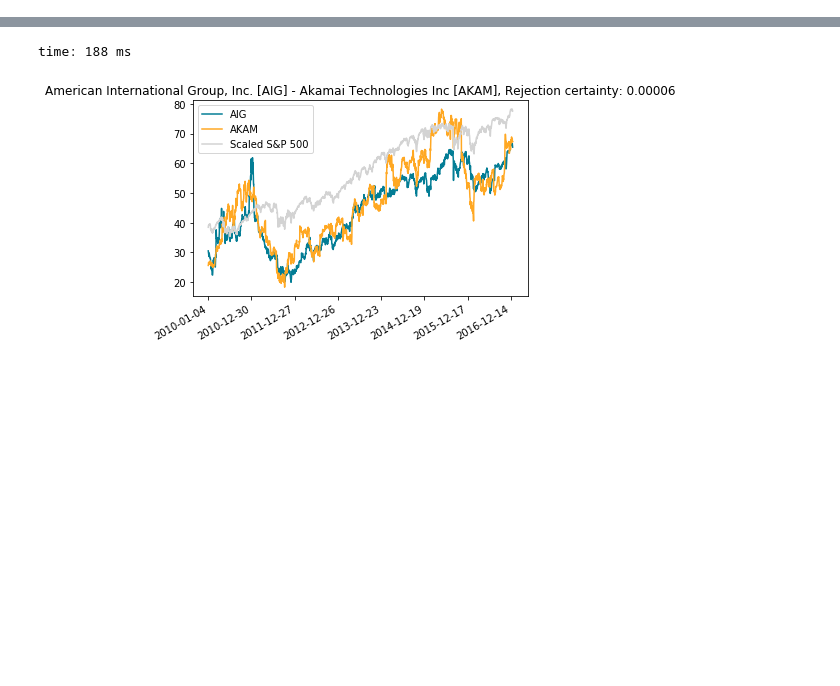
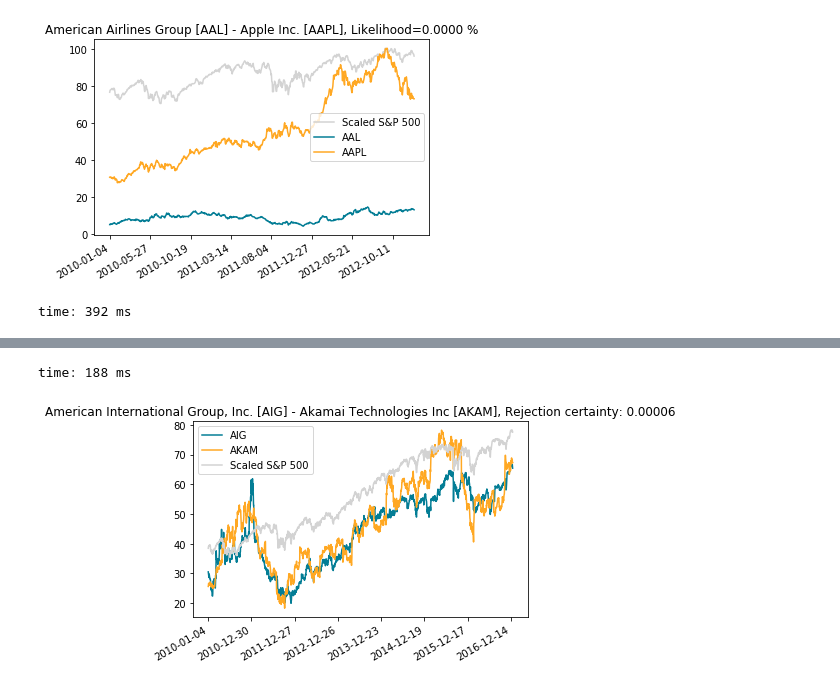
Before and after one commit to Chaoste/nlp-stocks, a Jupyter notebook: research/11.1-Granger-Caus.ipynb, the cells around one changed output, grey strips where cells are left out. Cells and saved outputs as stored; diff of their text form; code cells hidden in the pictures; blank space fills up the shorter version.

```diff
--- a/research/11.0-Apply-Statistics.ipynb
+++ b/research/11.1-Granger-Caus.ipynb
@@ -41,6 +36,6 @@ time: 23 s
 target_size = ds.get_prices('MSFT').shape[0]
 symbols = ds.get_all_prices().symbol.unique()
 symbols = [s for s in symbols if ds.get_prices(s).shape[0] == target_size]
-features = pd.DataFrame(0.0, index=symbols, columns=symbols)
+caus_values = pd.DataFrame(0.0, index=symbols, columns=symbols)
 prices = dict((sym, ds.get_prices(sym)) for sym in symbols)
 # %% [output]
@@ -47,0 +107,5 @@ time: 1min 23s
+# %%
+inspect_pair(['AAL', 'AAPL'], 0)
+# %% [output]
+[figure, added]
+time: 392 ms
```
Also changed, not shown: parts of 13 cells of this notebook, 3 other files.
